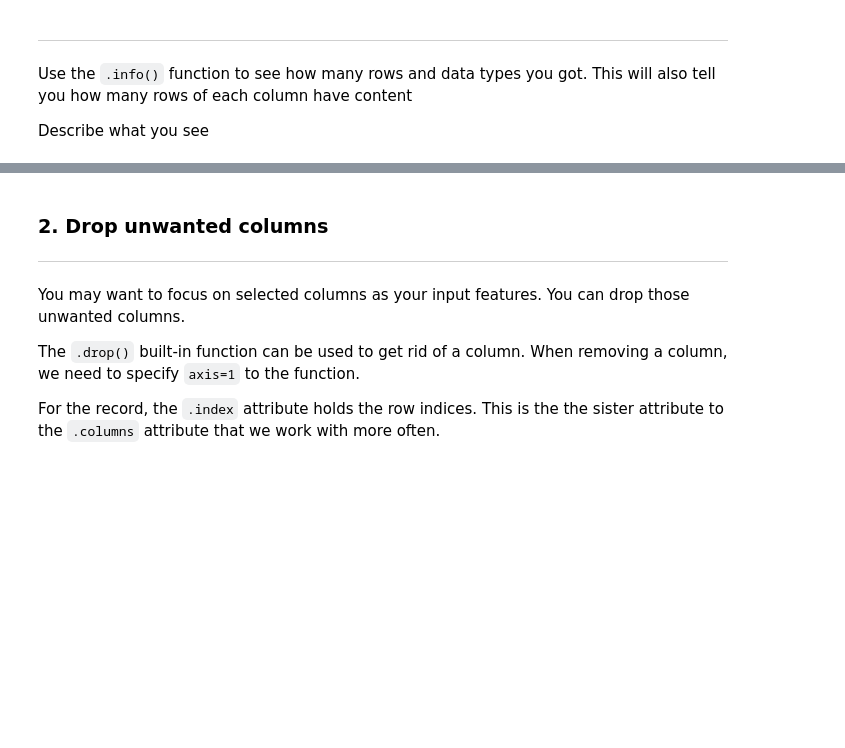
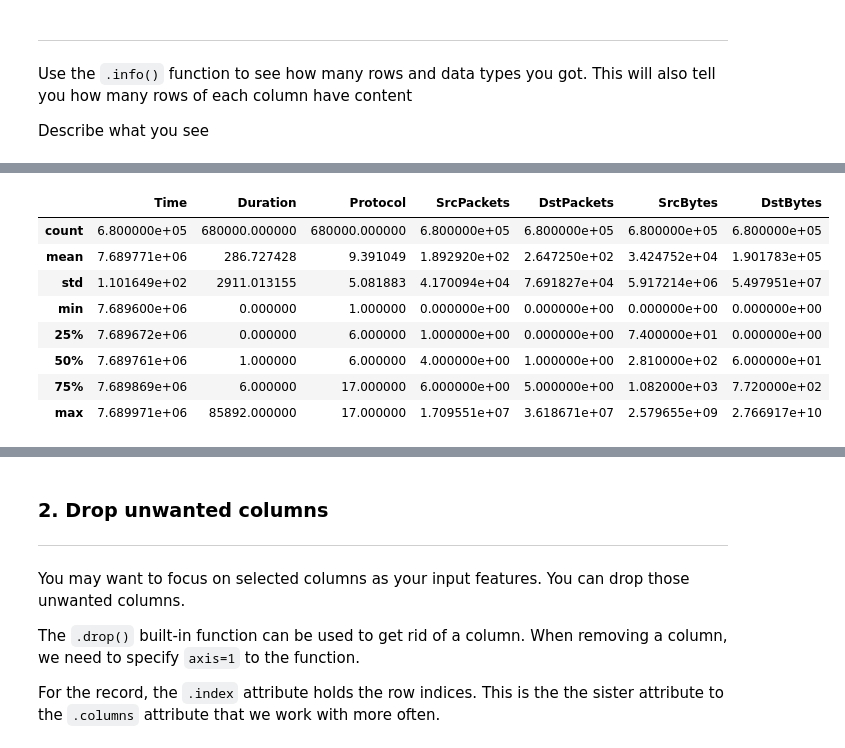
Before and after one commit to chalmerlowe/capstone, a Jupyter notebook: capstone.ipynb, the cells around one changed output, grey strips where cells are left out. Saved outputs shown, nothing was run; the diff lists cells and outputs as text; code cells hidden in the pictures; blank space fills up the shorter version.

```diff
--- a/capstone.ipynb
+++ b/capstone.ipynb
@@ -208,0 +224,12 @@ df.describe(include=object)
+# %%
+dfnet.describe(include=np.number)
+# %% [output]
+|  | Time | Duration | Protocol | SrcPackets | DstPackets | SrcBytes | DstBytes |
+| count | 6.800000e+05 | 680000.000000 | 680000.000000 | 6.800000e+05 | 6.800000e+05 | 6.800000e+05 | 6.800000e+05 |
+| mean | 7.689771e+06 | 286.727428 | 9.391049 | 1.892920e+02 | 2.647250e+02 | 3.424752e+04 | 1.901783e+05 |
+| std | 1.101649e+02 | 2911.013155 | 5.081883 | 4.170094e+04 | 7.691827e+04 | 5.917214e+06 | 5.497951e+07 |
+| min | 7.689600e+06 | 0.000000 | 1.000000 | 0.000000e+00 | 0.000000e+00 | 0.000000e+00 | 0.000000e+00 |
+| 25% | 7.689672e+06 | 0.000000 | 6.000000 | 1.000000e+00 | 0.000000e+00 | 7.400000e+01 | 0.000000e+00 |
+| 50% | 7.689761e+06 | 1.000000 | 6.000000 | 4.000000e+00 | 1.000000e+00 | 2.810000e+02 | 6.000000e+01 |
+| 75% | 7.689869e+06 | 6.000000 | 17.000000 | 6.000000e+00 | 5.000000e+00 | 1.082000e+03 | 7.720000e+02 |
+| max | 7.689971e+06 | 85892.000000 | 17.000000 | 1.709551e+07 | 3.618671e+07 | 2.579655e+09 | 2.766917e+10 |
```
Also changed, not shown: parts of 26 cells of this notebook.
